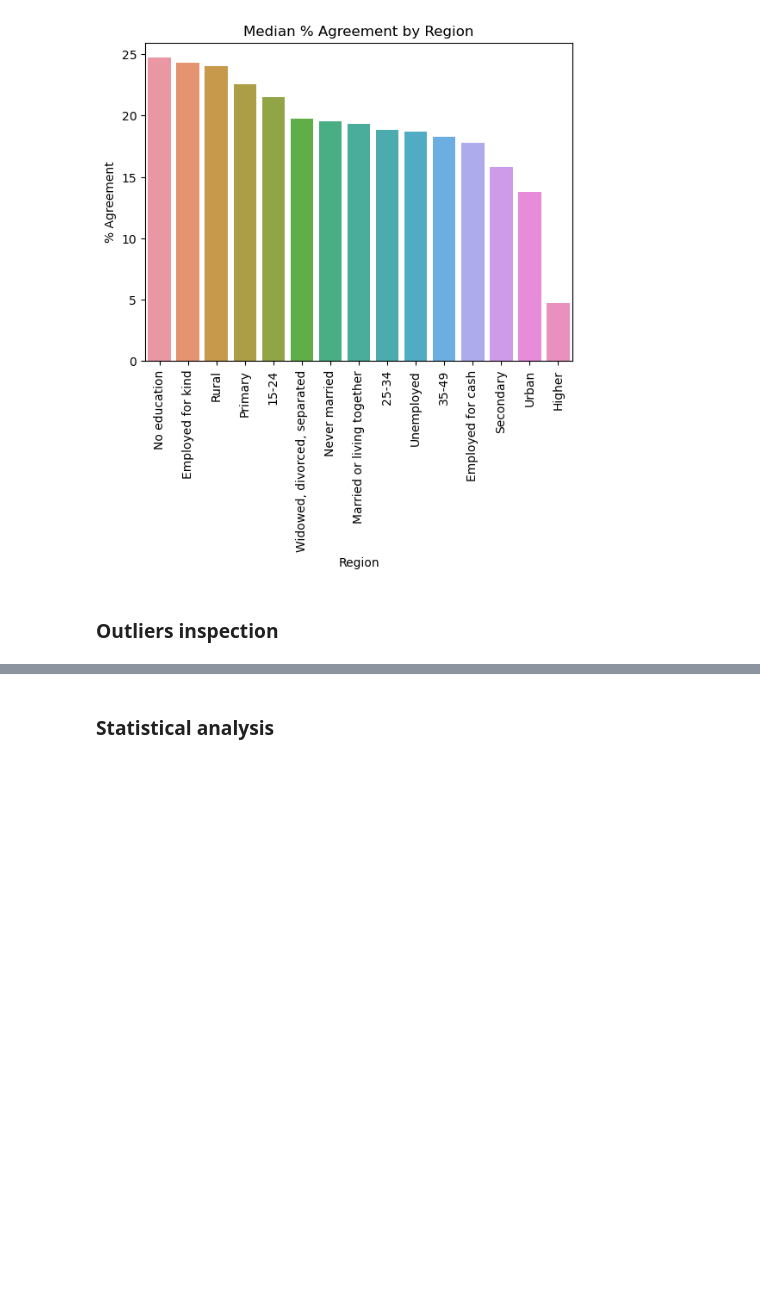
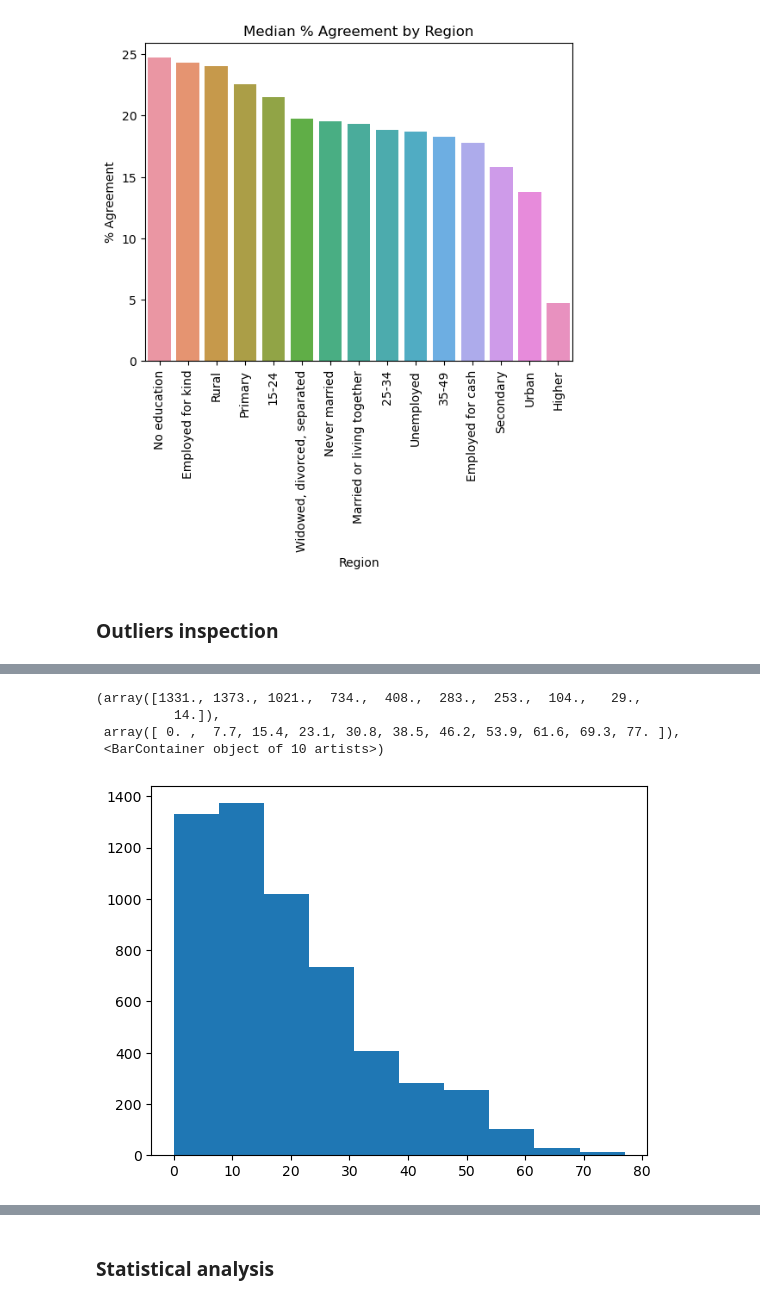
Before and after one commit to MaureenMbugua/Understanding_violence_against_women, a Jupyter notebook: Understanding_violence_against_women.ipynb, the cells around one changed output, grey strips where cells are left out. Saved outputs shown, nothing was run; the diff lists cells and outputs as text; code cells hidden in the pictures; blank space fills up the shorter version.

```diff
--- a/Understanding_violence_against_women.ipynb
+++ b/Understanding_violence_against_women.ipynb
@@ -812,0 +866,8 @@ plt.show()
+# %%
+plt.hist(df_specific["Value"])
+# %% [output]
+(array([1331., 1373., 1021.,  734.,  408.,  283.,  253.,  104.,   29.,
+          14.]),
+ array([ 0. ,  7.7, 15.4, 23.1, 30.8, 38.5, 46.2, 53.9, 61.6, 69.3, 77. ]),
+ <BarContainer object of 10 artists>)
+[figure, added]
```
Also changed, not shown: parts of 17 cells of this notebook.
